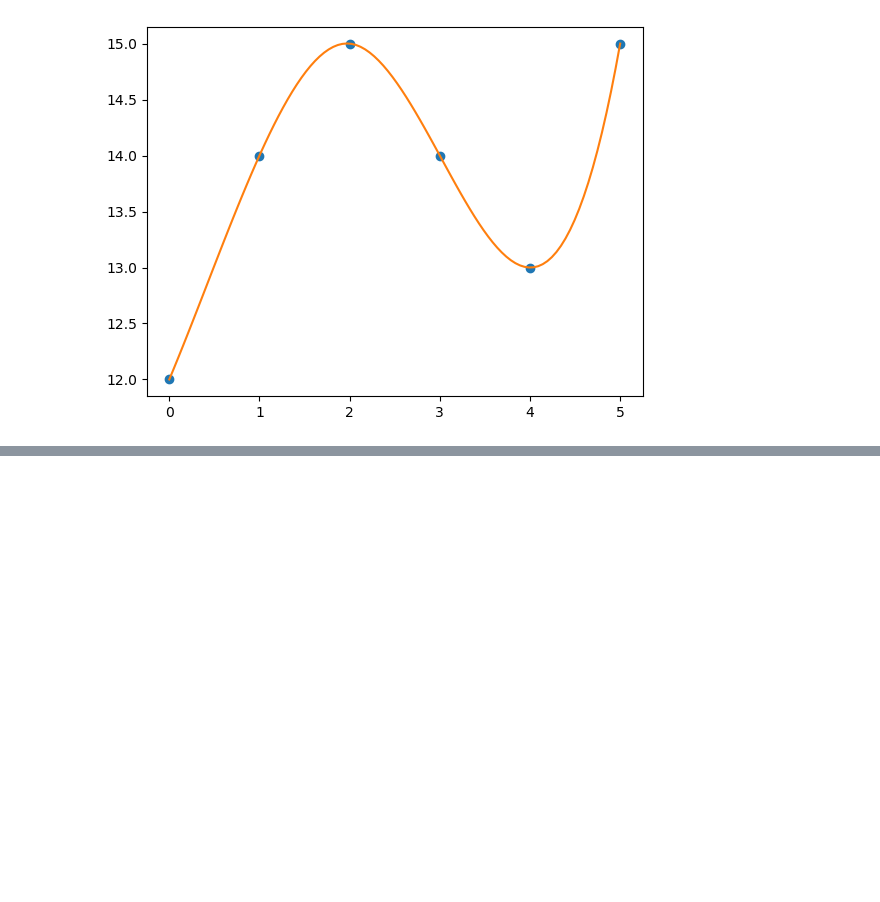
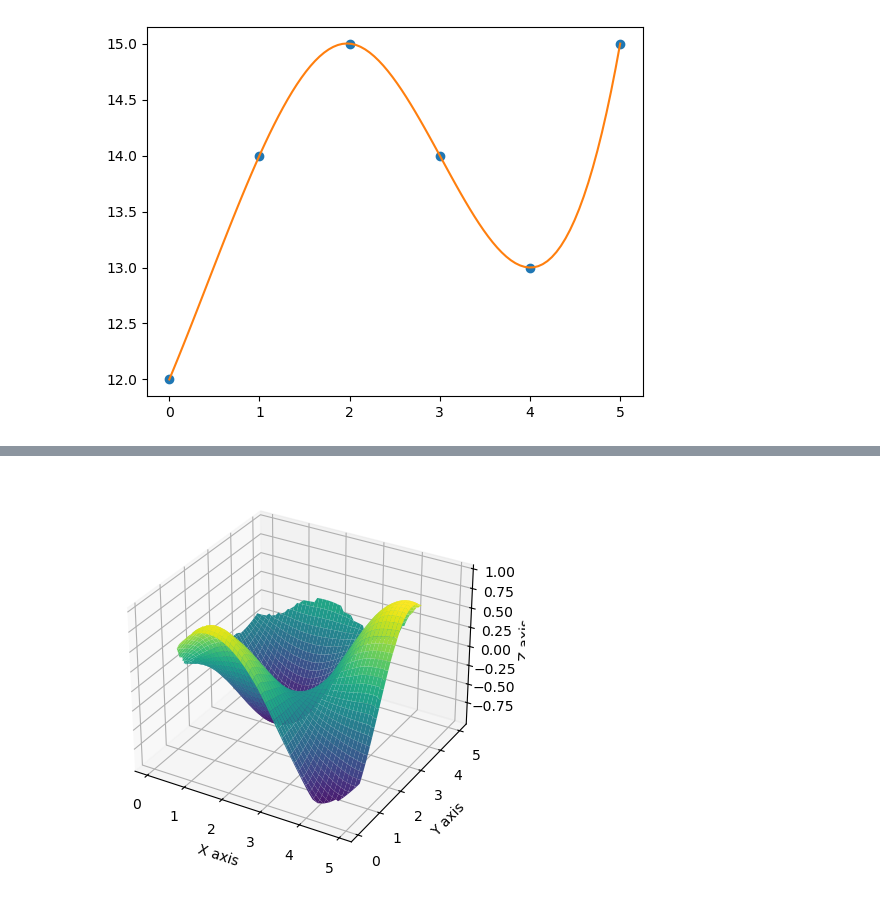
Before and after one commit to CQULeaf/MCM-ICM_Study_Resources, a Jupyter notebook: Materials from Xuhang Ye/Data Preprocession/Interpolation and Fitting（插值与拟合）/Different Interpolation Methods.ipynb, the cells around one changed output, grey strips where cells are left out. Cells and saved outputs as stored; diff of their text form; code cells hidden in the pictures; blank space fills up the shorter version.

```diff
--- a/Materials from Xuhang Ye/Data Preprocession/Interpolation and Fitting（插值与拟合）/Different Interpolation Methods.ipynb
+++ b/Materials from Xuhang Ye/Data Preprocession/Interpolation and Fitting（插值与拟合）/Different Interpolation Methods.ipynb
@@ -56,0 +124,30 @@ plt.show()
+# %%
+# 二维插值(非规则网格插值)
+import numpy as np
+import matplotlib.pyplot as plt
+from scipy.interpolate import griddata
+from mpl_toolkits.mplot3d import Axes3D
+
+# 非规则分布的数据点
+np.random.seed(0)
+x = np.random.rand(100)*5
+y = np.random.rand(100)*5
+z = np.sin(x) * np.cos(y)
+
+# 创建规则网格来插值
+xi = np.linspace(x.min(), x.max(), 100)
+yi = np.linspace(y.min(), y.max(), 100)
+xi, yi = np.meshgrid(xi, yi)
+
+# 插值
+zi = griddata((x, y), z, (xi, yi), method = 'cubic')
+
+fig = plt.figure(figsize = (5, 5))
+ax = fig.add_subplot(111, projection = '3d')
+ax.plot_surface(xi, yi, zi, cmap = 'viridis')
+ax.set_xlabel('X axis')
+ax.set_ylabel('Y axis')
+ax.set_zlabel('Z axis')
+plt.show()
+# %% [output]
+[figure, added]
```
Also changed, not shown: parts of 6 cells of this notebook, 1 other file.
